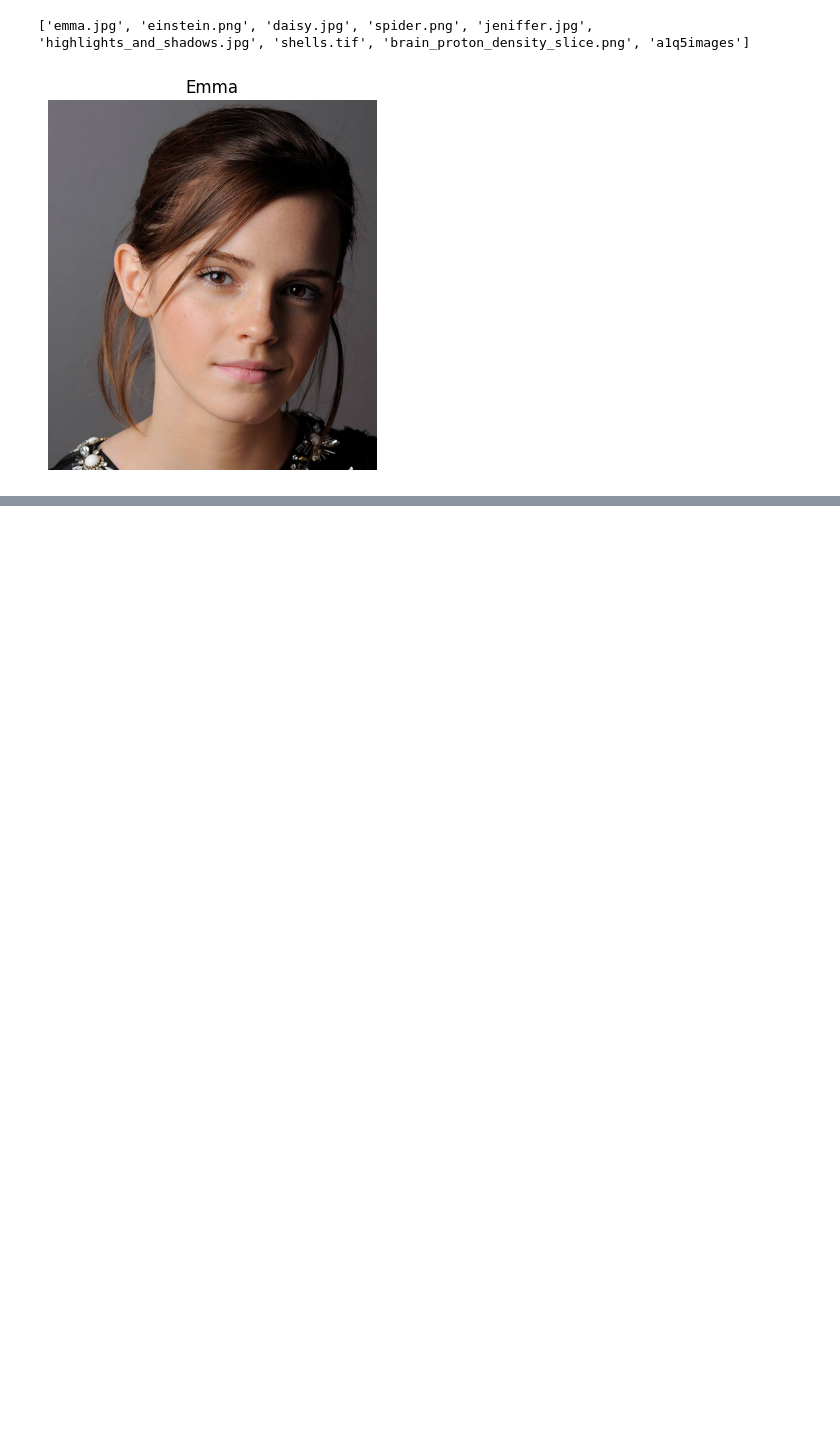
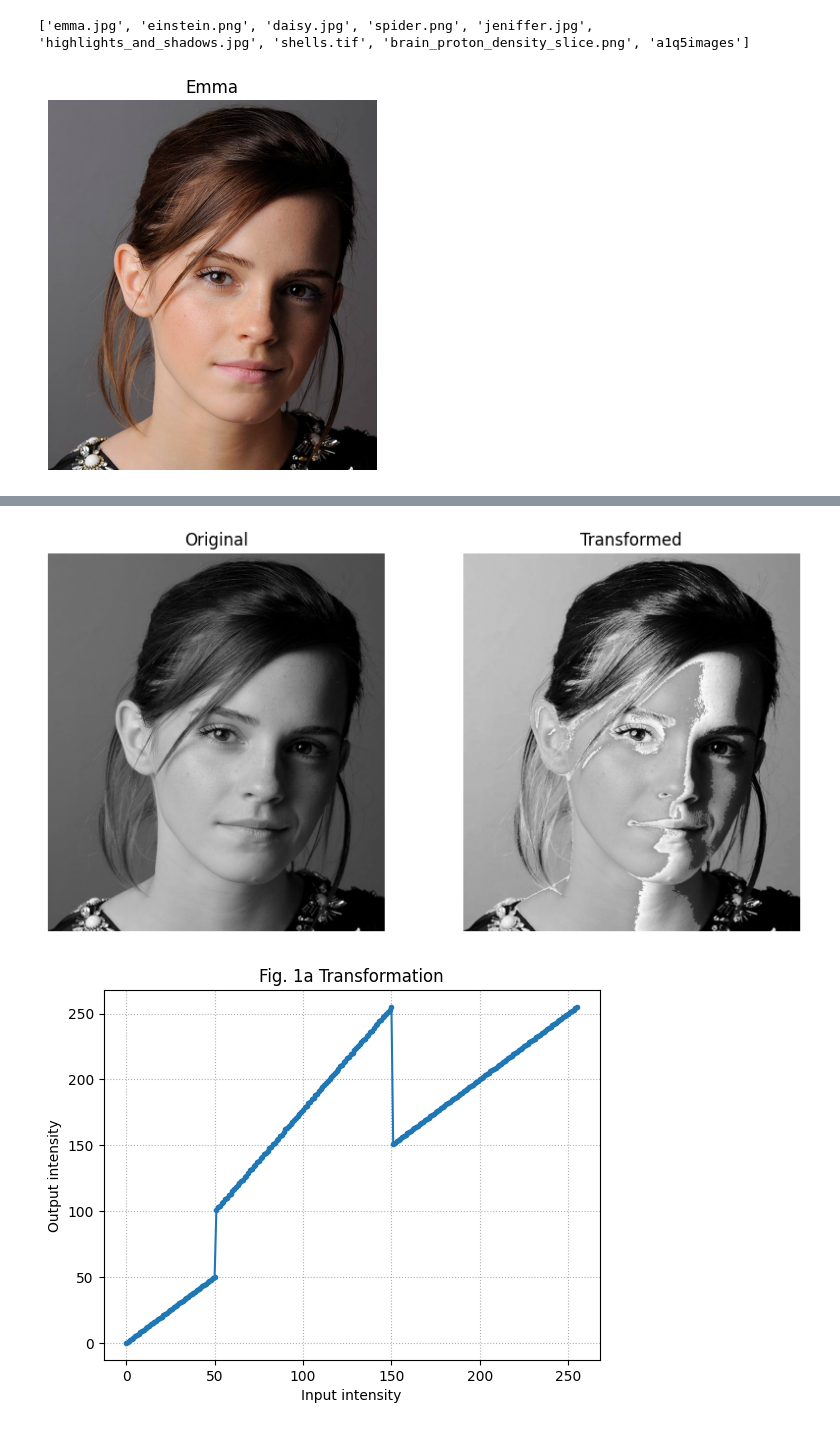
Before and after one commit to Dulavinya/EN3160-ImageProcessing, a Jupyter notebook: A01.ipynb, the cells around one changed output, grey strips where cells are left out. Saved outputs shown, nothing was run; the diff lists cells and outputs as text; code cells hidden in the pictures; blank space fills up the shorter version.

```diff
--- a/A01.ipynb
+++ b/A01.ipynb
@@ -130,0 +49,36 @@ plt.show()
+# %%
+import cv2 as cv
+import numpy as np
+import matplotlib.pyplot as plt
+
+# Read grayscale image
+f = cv.imread('images/a1images/emma.jpg', cv.IMREAD_GRAYSCALE)
+
+t1 = np.arange(0, 51)
+t2 = np.linspace(100, 255, 101)
+t3 = np.arange(150, 256)
+
+# Concatenate into one mapping table and Remove duplicate points at the joins (50 and 150)
+T = np.concatenate((t1, t2[1:], t3[1:])).astype(np.uint8)
+
+
+# Apply transformation
+
+g = T[f]
+
+
+plt.figure(figsize=(10,5))
+plt.subplot(1,2,1); plt.imshow(f, cmap='gray'); plt.title('Original'); plt.axis('off')
+plt.subplot(1,2,2); plt.imshow(g, cmap='gray'); plt.title('Transformed'); plt.axis('off')
+plt.show()
+
+# Plot transformation function
+plt.plot(np.arange(256), T, '-o', markersize=3)
+plt.xlabel("Input intensity")
+plt.ylabel("Output intensity")
+plt.title("Fig. 1a Transformation")
+plt.grid(True, ls=":")
+plt.show()
+# %% [output]
+[figure, added]
+[figure, added]
```
Also changed, not shown: parts of 4 cells of this notebook.
